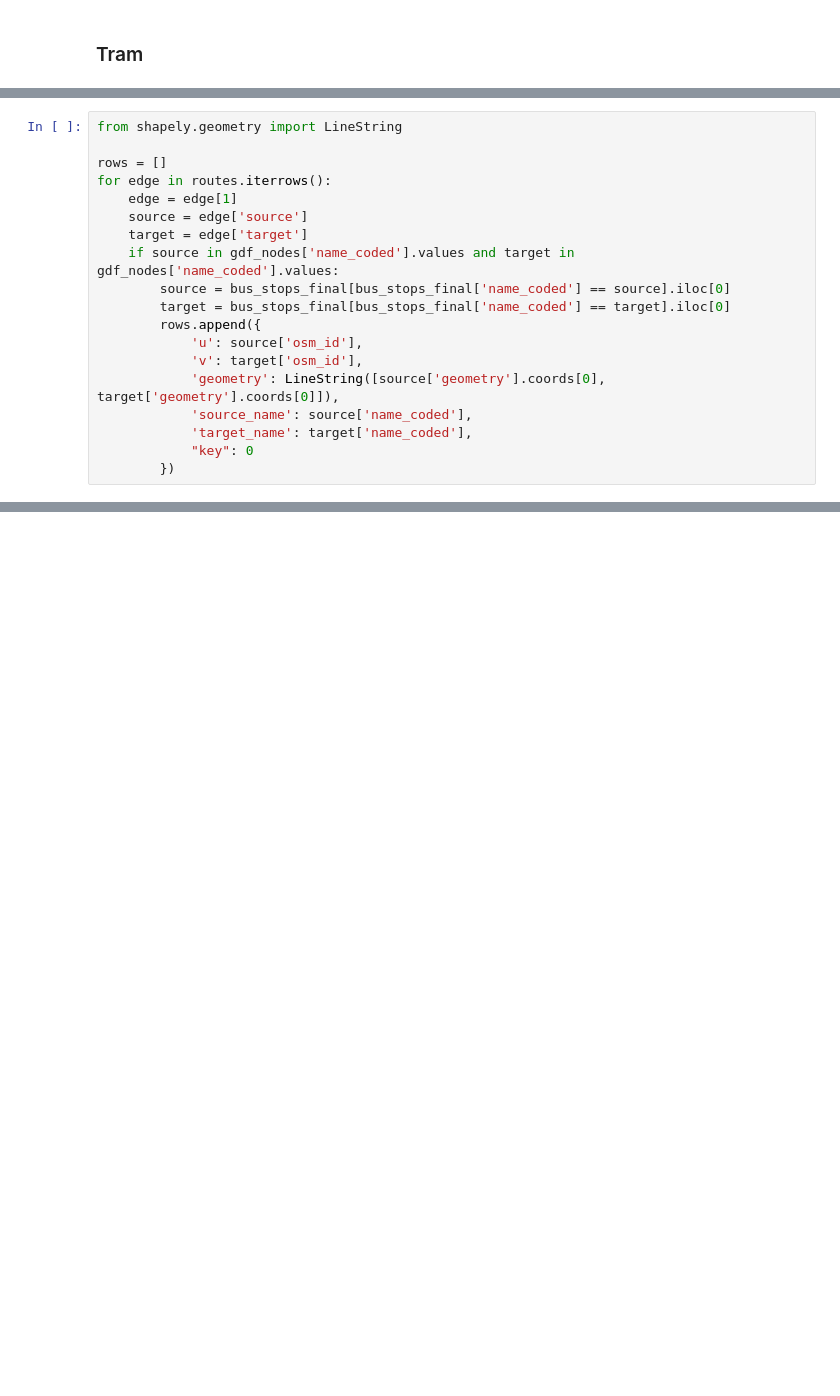
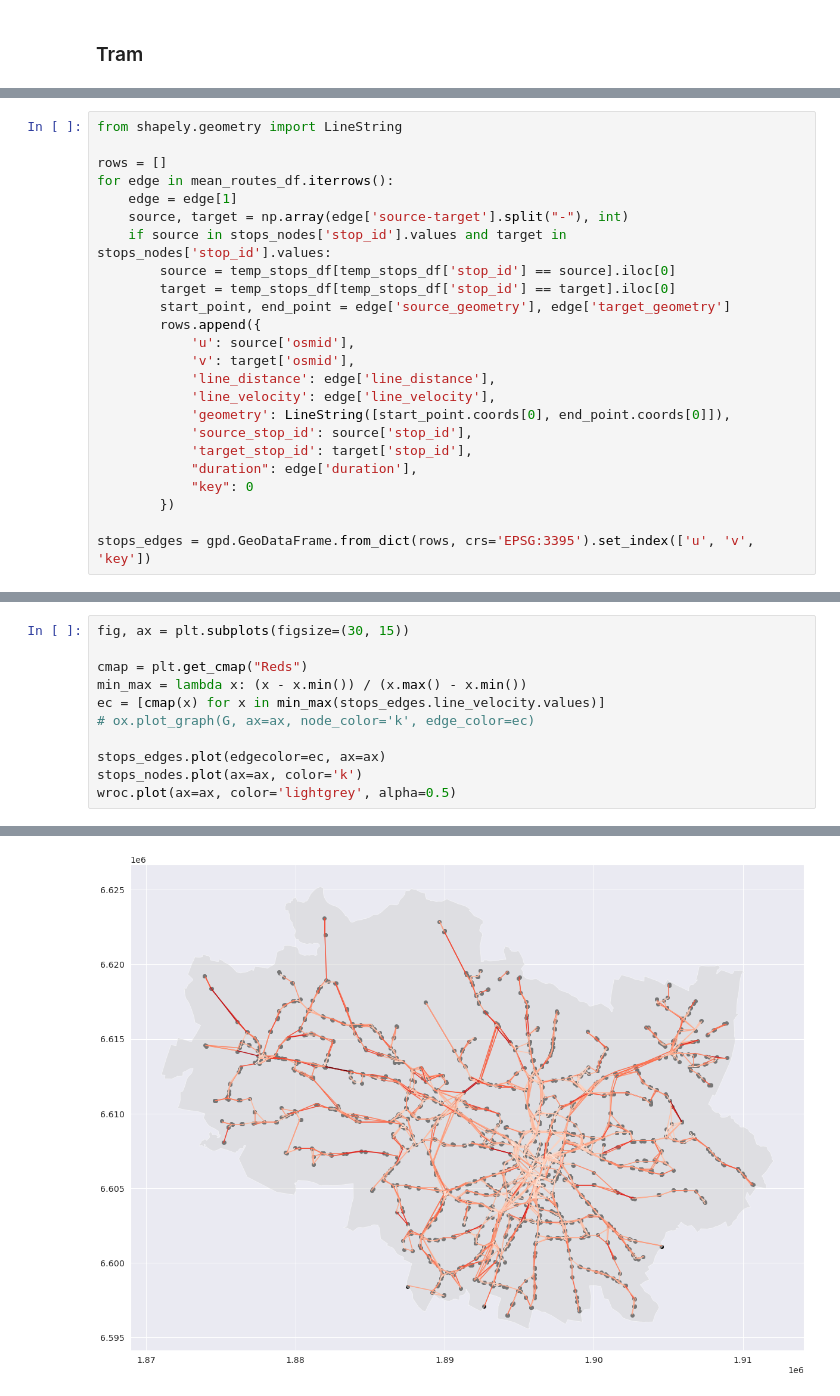
Before and after one commit to ProtossLuigi/komunikacja-miejska-projekt, a Jupyter notebook: komunikacja_miejska.ipynb, the cells around one changed output, grey strips where cells are left out. Drawn from its saved outputs; the diff is of its cells as text; blank space fills up the shorter version.

```diff
--- a/komunikacja_miejska.ipynb
+++ b/komunikacja_miejska.ipynb
@@ -147,18 +239,23 @@ gdf_nodes.set_index('osmid', inplace=True)
 from shapely.geometry import LineString
 
 rows = []
-for edge in routes.iterrows():
+for edge in mean_routes_df.iterrows():
     edge = edge[1]
-    source = edge['source']
-    target = edge['target']
-    if source in gdf_nodes['name_coded'].values and target in gdf_nodes['name_coded'].values:
-        source = bus_stops_final[bus_stops_final['name_coded'] == source].iloc[0]
-        target = bus_stops_final[bus_stops_final['name_coded'] == target].iloc[0]
+    source, target = np.array(edge['source-target'].split("-"), int)
+    if source in stops_nodes['stop_id'].values and target in stops_nodes['stop_id'].values:
+        source = temp_stops_df[temp_stops_df['stop_id'] == source].iloc[0]
+        target = temp_stops_df[temp_stops_df['stop_id'] == target].iloc[0]
+        start_point, end_point = edge['source_geometry'], edge['target_geometry']
         rows.append({
-            'u': source['osm_id'],
-            'v': target['osm_id'],
-            'geometry': LineString([source['geometry'].coords[0], target['geometry'].coords[0]]),
-            'source_name': source['name_coded'],
-            'target_name': target['name_coded'],
+            'u': source['osmid'],
+            'v': target['osmid'],
+            'line_distance': edge['line_distance'],
+            'line_velocity': edge['line_velocity'],
+            'geometry': LineString([start_point.coords[0], end_point.coords[0]]),
+            'source_stop_id': source['stop_id'],
+            'target_stop_id': target['stop_id'],
+            "duration": edge['duration'],
             "key": 0
         })
+
+stops_edges = gpd.GeoDataFrame.from_dict(rows, crs='EPSG:3395').set_index(['u', 'v', 'key'])
@@ -176,0 +287,12 @@ ox.plot_graph(G, figsize=(40, 20))
+# %%
+fig, ax = plt.subplots(figsize=(30, 15))
+
+cmap = plt.get_cmap("Reds")
+min_max = lambda x: (x - x.min()) / (x.max() - x.min())
+ec = [cmap(x) for x in min_max(stops_edges.line_velocity.values)]
+# ox.plot_graph(G, ax=ax, node_color='k', edge_color=ec)
+
+stops_edges.plot(edgecolor=ec, ax=ax)
+stops_nodes.plot(ax=ax, color='k')
+wroc.plot(ax=ax, color='lightgrey', alpha=0.5)
+# %% [output]
@@ -176,0 +300 @@ ox.plot_graph(G, figsize=(40, 20))
+[figure, added]
```
Also changed, not shown: parts of 60 cells of this notebook, 1 other file.
